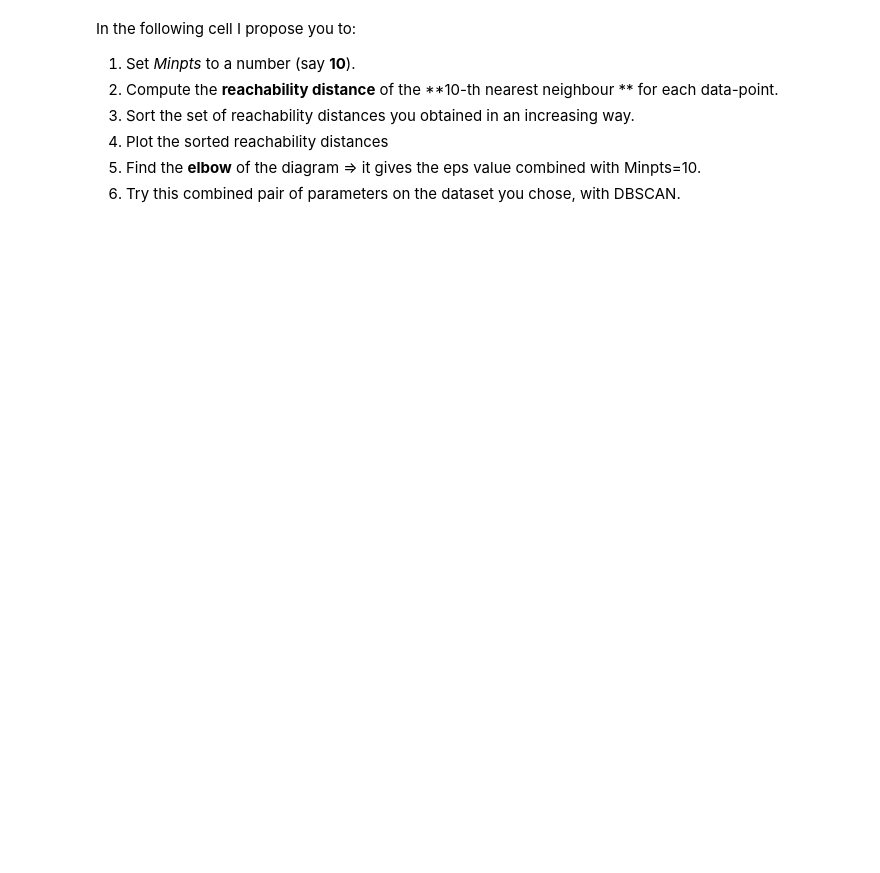
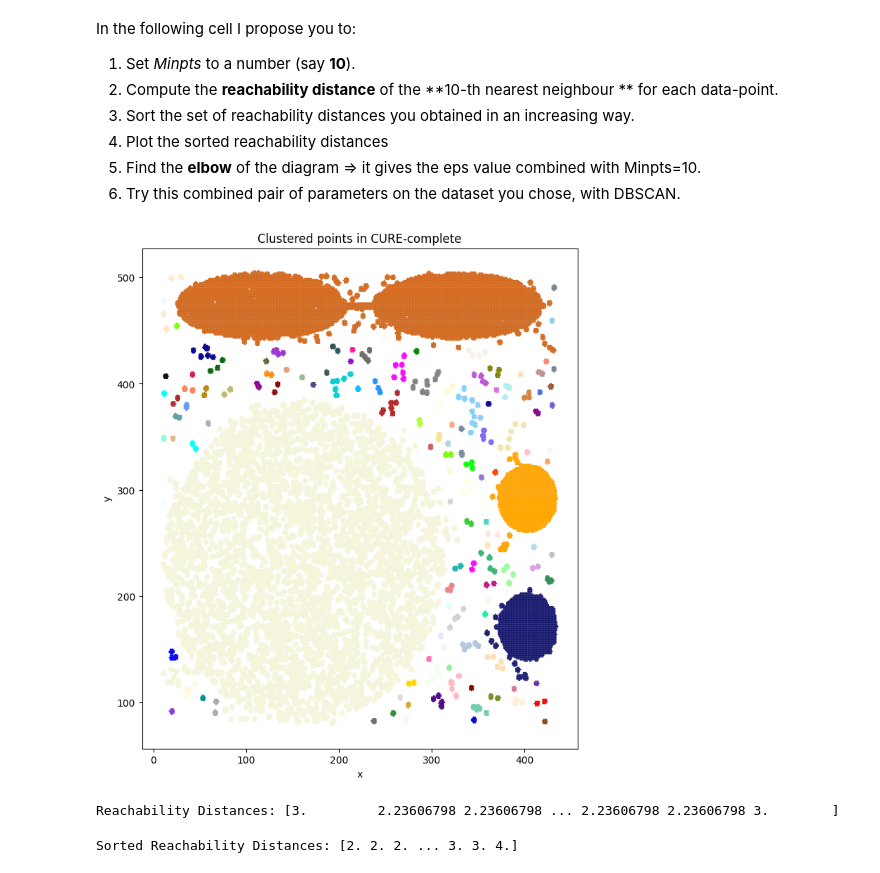
Before and after one commit to Grandi-Luca/AAUTExercises, a Jupyter notebook: Jupyter Notebooks/clustering_copy_for_students_aa_21_22.ipynb, the cells around one changed output. Cells and saved outputs as stored; diff of their text form; code cells hidden in the pictures; blank space fills up the shorter version.

```diff
--- a/Jupyter Notebooks/clustering_copy_for_students_aa_21_22.ipynb
+++ b/Jupyter Notebooks/clustering_copy_for_students_aa_21_22.ipynb
@@ -343,3 +427,41 @@ In the following cell I propose you to:
 4. Plot the sorted reachability distances
 5. Find the **elbow** of the diagram => it gives the eps value combined with Minpts=10.
 6. Try this combined pair of parameters on the dataset you chose, with DBSCAN.
+# %%
+from sklearn.cluster import DBSCAN
+
+clustering = DBSCAN(eps=5, min_samples=10).fit(data3)
+
+plot_graph(data3, n_samples3, clustering.labels_, np.unique(clustering.labels_).shape[0], "CURE-complete")
+# %% [output]
+[figure, added]
+# %%
+from sklearn.neighbors import NearestNeighbors
+
+
+# Find the 10th nearest neighbors
+nn = NearestNeighbors(n_neighbors=10, metric='euclidean')
+nn.fit(data2)
+
+# Compute the reachability distance for each data point
+reachability_distances = [0]*(len(data2))
+
+for i, point in enumerate(data2):
+    distances, indices = nn.kneighbors([point])
+    # Get the distance from the last nearest neighbor (10th)
+    reachability_distances[i] = (i, distances[0][-1])
+
+
+reachability_distances = np.array(reachability_distances)
+# Print the reachability distances for each data point
+print("Reachability Distances:", reachability_distances[:, 1])
+# %% [output]
+Reachability Distances: [3.         2.23606798 2.23606798 ... 2.23606798 2.23606798 3.        ]
+# %%
+# Sort the reachability distances in increasing order
+sorted_distances = np.array(sorted(reachability_distances, key = lambda x:x[1]))
+
+# Print the sorted distances
+print("Sorted Reachability Distances:", sorted_distances[:, 1])
+# %% [output]
+Sorted Reachability Distances: [2. 2. 2. ... 3. 3. 4.]
```
Also changed, not shown: parts of 15 cells of this notebook.
